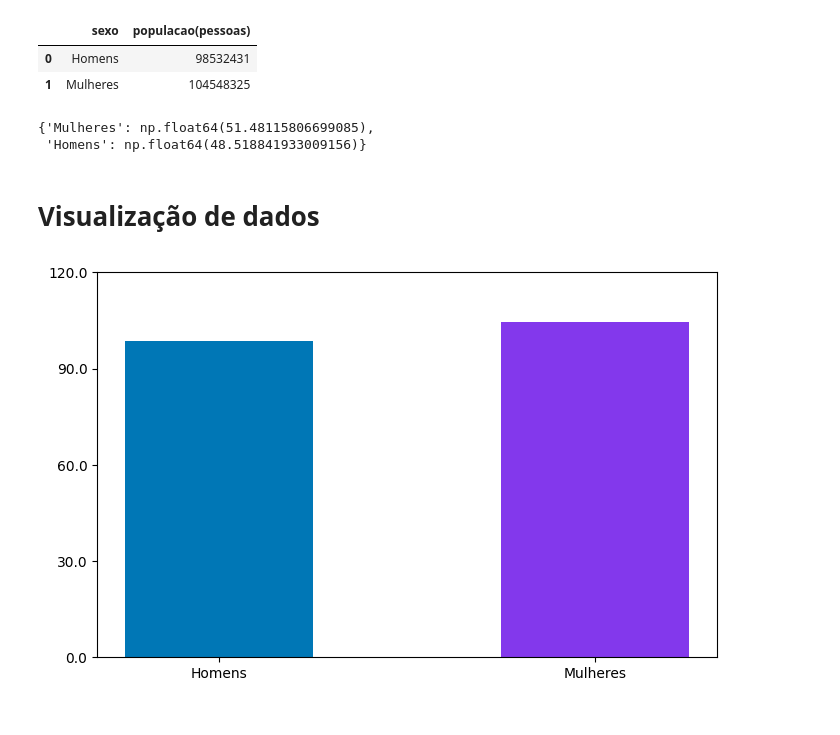
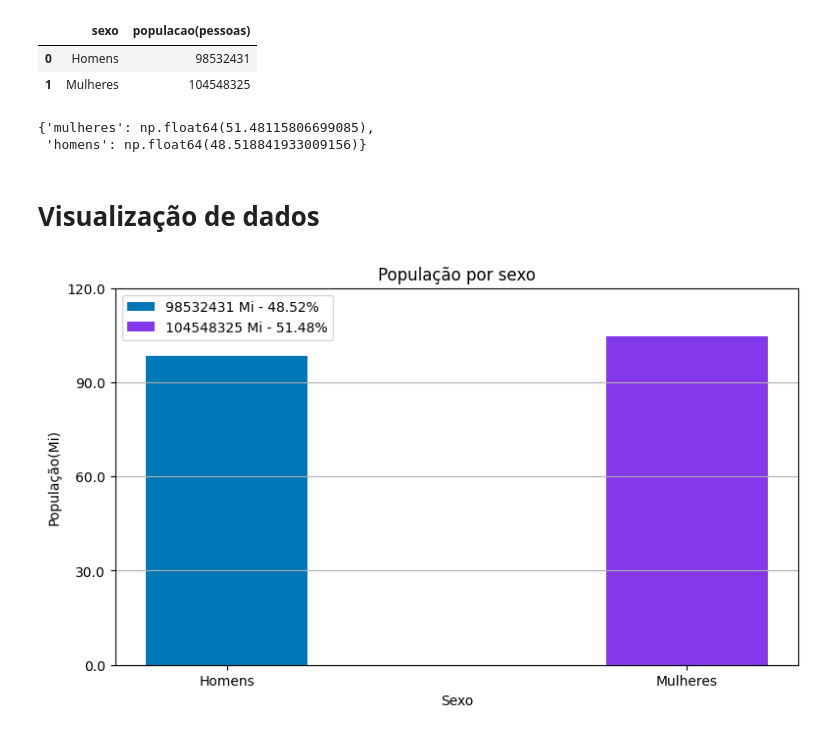
Before and after one commit to httpsdfaa/censo-2022, a Jupyter notebook: sexo_analysis.ipynb, the cells around one changed output. Saved outputs shown, nothing was run; the diff lists cells and outputs as text; code cells hidden in the pictures.

Commit message:
visualização de dados sexo

```diff
--- a/sexo_analysis.ipynb
+++ b/sexo_analysis.ipynb
@@ -73,30 +73,46 @@ percentual_mulher = soma_sexo.iloc[1, 1]
 percentual_mulher = (percentual_mulher / soma_total) * 100
 
 percentual = {
-    "Mulheres": percentual_mulher,
-    "Homens": percentual_homem
+    "mulheres": percentual_mulher,
+    "homens": percentual_homem
 }
 
 percentual
 # %% [output]
-{'Mulheres': np.float64(51.48115806699085),
- 'Homens': np.float64(48.518841933009156)}
+{'mulheres': np.float64(51.48115806699085),
+ 'homens': np.float64(48.518841933009156)}
 # %% [markdown]
 # Visualização de dados
 # %%
-homens_dados = str(soma_sexo.iloc[0, 1])
-mulheres_dados = str(soma_sexo.iloc[1, 1])
+homens_populacao = soma_sexo.iloc[0, 1]
+mulheres_populacao = soma_sexo.iloc[1, 1]
 
-plt.figure(figsize=(8, 5))
+homens_dado = soma_sexo.iloc[0, 0]
+mulheres_dado = soma_sexo.iloc[1, 0]
 
+homens_percentual = f"{percentual['homens']:.2f}%"
+mulheres_percentual = f"{percentual['mulheres']:.2f}%"
+
+plt.figure(figsize=(9, 5))
+
+# tornado os dados do eixo y legível
 valor_y = np.arange(0, 130e6, 30e6)
 
 # plotando os dados
-plt.bar(soma_sexo['sexo'], soma_sexo['populacao(pessoas)'], width=0.5, color=['#0077b6', '#8338ec'])
+plt.bar(homens_dado, homens_populacao, width=0.35, color='#0077b6', label=f'{homens_populacao} Mi - {homens_percentual}')
+plt.bar(mulheres_dado, mulheres_populacao, width=0.35, color='#8338ec', label=f'{mulheres_populacao} Mi - {mulheres_percentual}')
 
 # configurando o valor do eixo y
 plt.yticks(valor_y, [var / 1e6 for var in valor_y])
 
+# configurando legenda
+plt.legend()
+
+plt.grid(axis='y')
+plt.title('População por sexo')
+plt.xlabel('Sexo')
+plt.ylabel('População(Mi)')
+
 plt.show()
 # %% [output]
-[figure, old version]
+[figure, new version]
```
